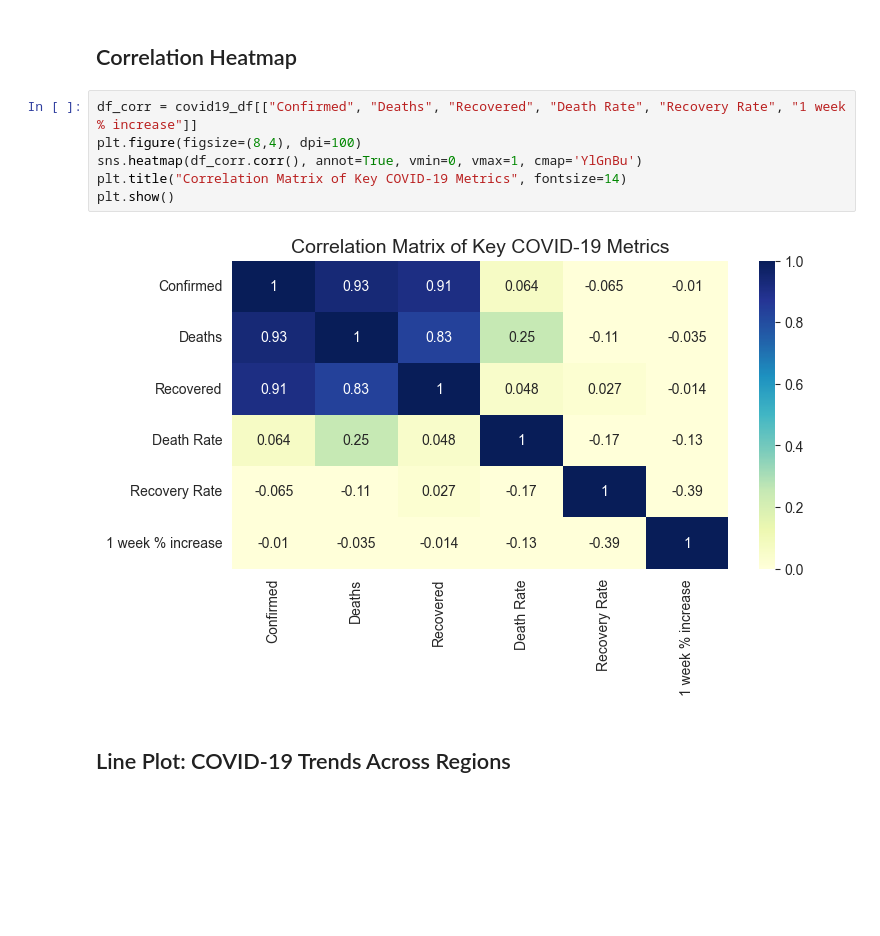
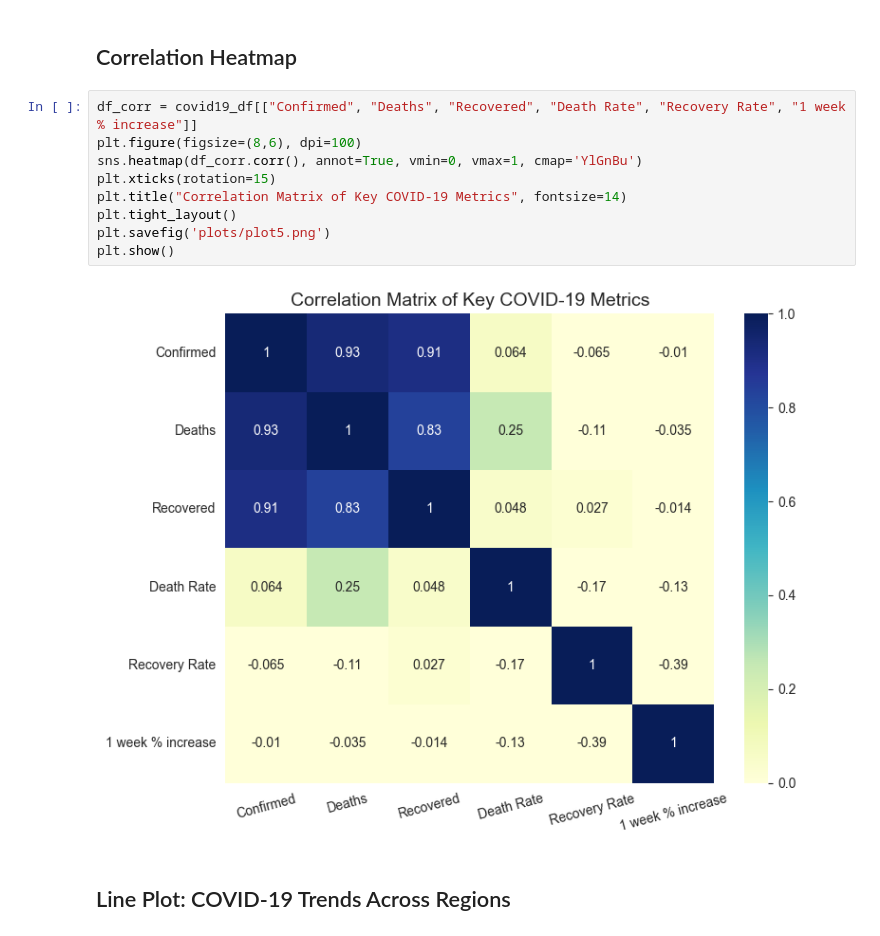
Before and after one commit to magdalena-ivanova-ds/EDA-Projects, a Jupyter notebook: covid_19/covid.ipynb, the cells around one changed output. Drawn from its saved outputs; the diff is of its cells as text; blank space fills up the shorter version.

```diff
--- a/covid_19/covid.ipynb
+++ b/covid_19/covid.ipynb
@@ -130,12 +138,15 @@ plt.show()
 ## Correlation Heatmap
 # %%
 df_corr = covid19_df[["Confirmed", "Deaths", "Recovered", "Death Rate", "Recovery Rate", "1 week % increase"]]
-plt.figure(figsize=(8,4), dpi=100)
+plt.figure(figsize=(8,6), dpi=100)
 sns.heatmap(df_corr.corr(), annot=True, vmin=0, vmax=1, cmap='YlGnBu')
+plt.xticks(rotation=15)
 plt.title("Correlation Matrix of Key COVID-19 Metrics", fontsize=14)
+plt.tight_layout()
+plt.savefig('plots/plot5.png')
 plt.show()
 # %% [output]
-[figure, old version]
+[figure, new version]
 # %% [markdown]
 ## Line Plot: COVID-19 Trends Across Regions
 # %%
```
Also changed, not shown: parts of 5 cells of this notebook.
